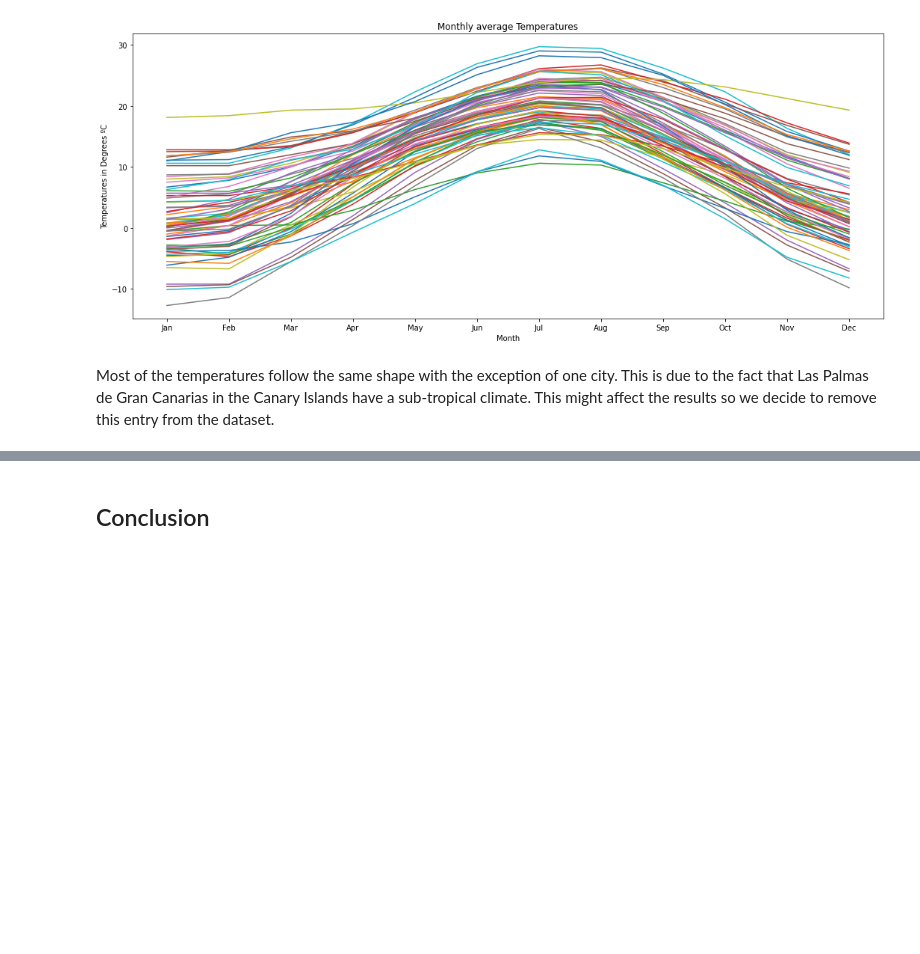
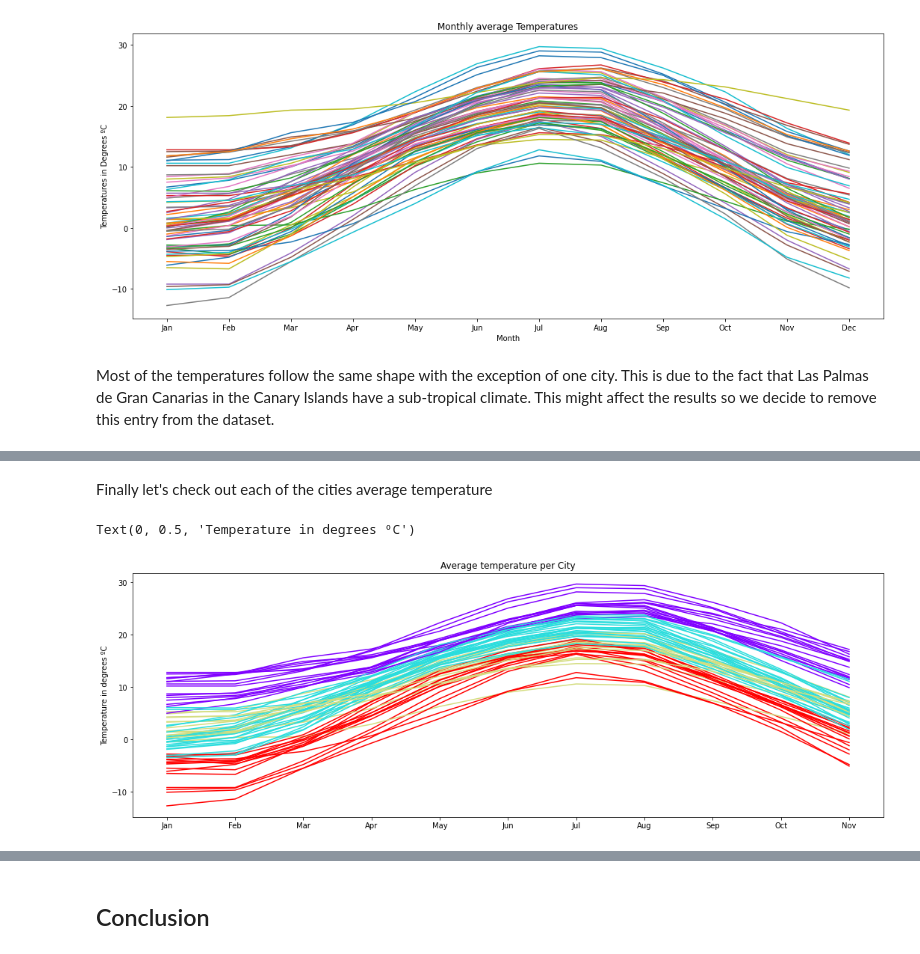
Before and after one commit to RamiroMF/Coursera_Capstone, a Jupyter notebook: festivals_and_temperature/report/report.ipynb, the cells around one changed output, grey strips where cells are left out. Cells and saved outputs as stored; diff of their text form; code cells hidden in the pictures; blank space fills up the shorter version.

```diff
--- a/festivals_and_temperature/report/report.ipynb
+++ b/festivals_and_temperature/report/report.ipynb
@@ -205,0 +251,8 @@ Now it is time to start the machine learning process.
+# %%
+# set number of clusters
+kclusters = 4
+
+grouped_clustering = dfeurope.drop('City', 1)
+
+# run k-means clustering
+kmeans =KMeans(n_clusters=kclusters, random_state=0).fit(grouped_clustering)
@@ -205,0 +325,13 @@ Now it is time to start the machine learning process.
+# %% [markdown]
+Finally let's check out each of the cities average temperature
+# %%
+f, ax = plt.subplots(figsize=(18, 6))
+
+for i in range(0,grouped_clustering_graph.T.shape[1]):
+    plt.plot(grouped_clustering_graph.T.index[1:-1],grouped_clustering_graph.T[i][1:-1],color = rainbow[int(grouped_clustering_graph.T[i][0]-1)])
+
+plt.title('Average temperature per City')
+plt.ylabel('Temperature in degrees ºC')
+# %% [output]
+Text(0, 0.5, 'Temperature in degrees ºC')
+[figure, added]
```
Also changed, not shown: parts of 35 cells of this notebook, 1 other file.
